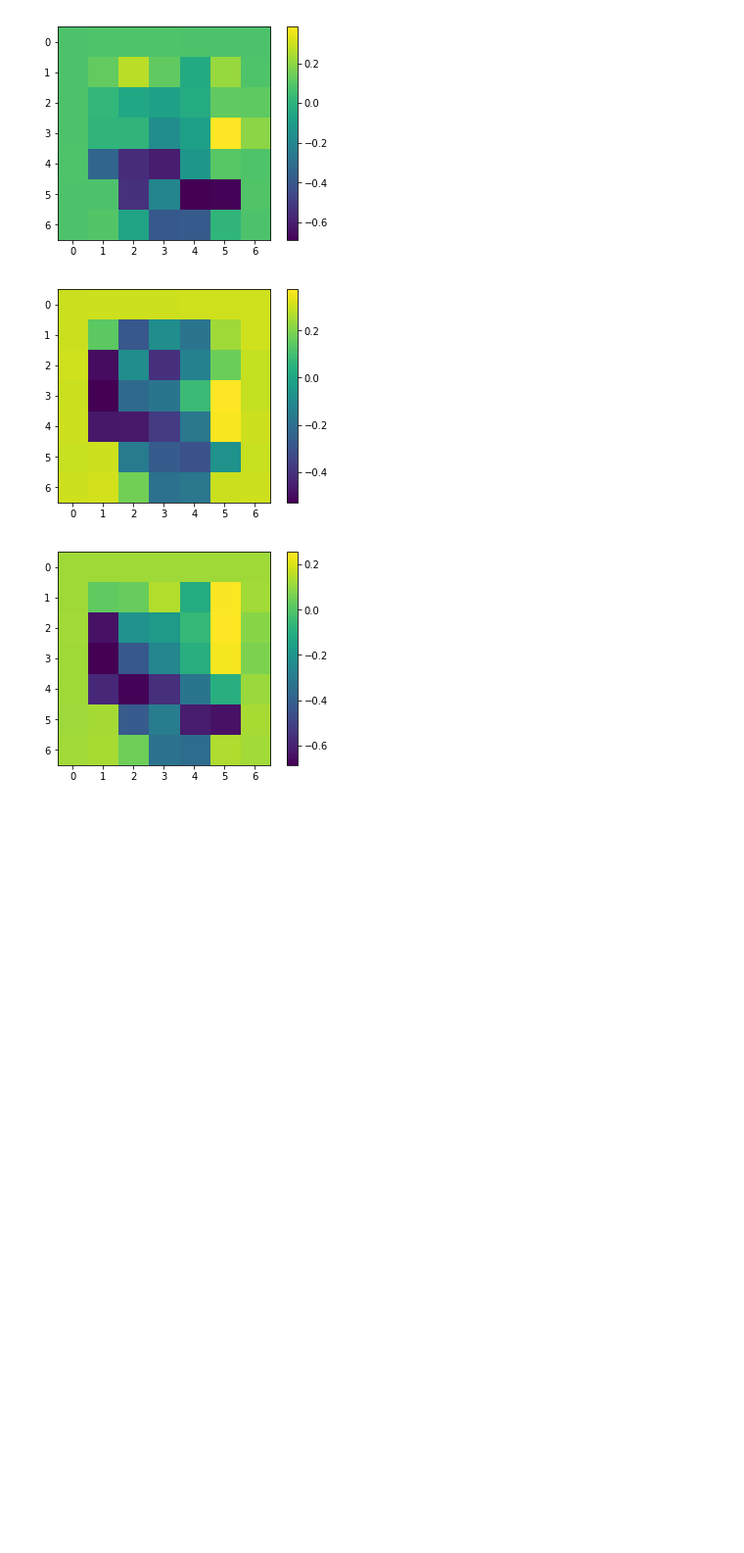
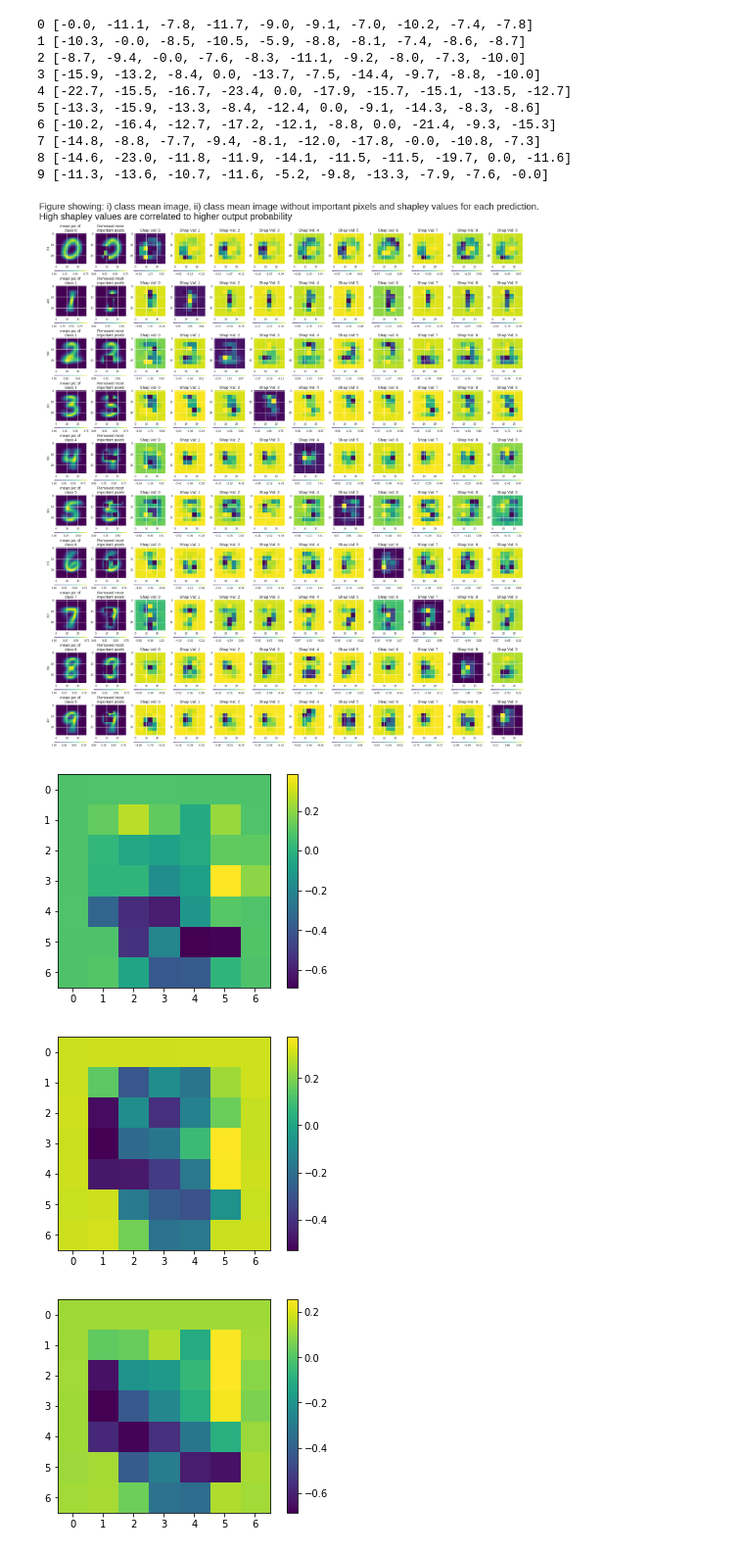
Before and after one commit to leexa90/Explainable_AI_image_classification, a Jupyter notebook: mnist_explore.ipynb, the cells around one changed output. Shown at 98% size. Saved outputs shown, nothing was run; the diff lists cells and outputs as text; code cells hidden in the pictures; blank space fills up the shorter version.

```diff
--- a/mnist_explore.ipynb
+++ b/mnist_explore.ipynb
@@ -101,0 +100,4 @@ map(np.std,phi)
+# %%
+b = np.stack([np.stack(dictt[x][-1],0) for x in dictt.keys()
+                  if (np.argmax(dictt[x][-1]) == digit and
+                    np.sum(np.isnan(np.stack(dictt[x][1],0)))==0)],0)
@@ -249,3 +182,71 @@ array([[1., 1., 1., 1., 1., 1., 1., 0., 0., 0., 0., 0., 0., 0., 0., 0.,
+# %%
+fontsize = 15
+import copy
+dictt_avg_plts = {}
+f,ax = plt.subplots(10,12,figsize=(16*2,2*18))
+plt.figtext(0.10, 0.90, 'Figure showing: i) class mean image, ii) class mean image without important pixels and shapley values for each prediction. \nHigh shapley values are correlated to higher output probability',
+            horizontalalignment='left',fontsize=35)
+for digit in range(10):
+    all_pic = np.stack([dictt[x][0][:,:,0] for x in dictt.keys()
+                  if (np.argmax(dictt[x][-1]) == digit and
+                    np.sum(np.isnan(np.stack(dictt[x][1],0)))==0)],0)
+    avg_pic = np.mean(all_pic,0)
+    cax = ax[digit,0].imshow(avg_pic,cmap = plt.cm.viridis)
+    dictt_avg_plts[(digit,0)] = copy.deepcopy(avg_pic)
+    cb = plt.colorbar(cax,  ax=ax[digit,0],ticks=[0,.25,.5,.75], orientation="horizontal", aspect=70)
+    ax[digit,0].set_title('mean pic of \nclass %s'%digit,fontsize=fontsize)
+    ax[digit,0].set_ylabel(len(all_pic))
+    #a = np.stack([(np.stack(dictt[x][1],0)- np.stack([np.mean(dictt[x][1],1),],-1))/np.stack([np.std(dictt[x][1],1),],-1)
+    #              for x in dictt.keys()
+    #              if (np.argmax(dictt[x][-1]) == digit and
+    #                  np.sum(np.isnan(np.stack(dictt[x][1],0)))==0)],0)
+    a = np.stack([np.stack(dictt[x][1],0)
+                  for x in dictt.keys()
+                  if (np.argmax(dictt[x][-1]) == digit and
+                      np.sum(np.isnan(np.stack(dictt[x][1],0)))==0)],0)
+    phi = np.mean(a,(0))
+    phi = (phi - np.stack([np.mean(phi,-1),],-1))/np.stack([np.std(phi,-1),],-1)
+    b = np.stack([np.stack(dictt[x][-1],0) for x in dictt.keys()
+                  if (np.argmax(dictt[x][-1]) == digit and
+                    np.sum(np.isnan(np.stack(dictt[x][1],0)))==0)],0)
+    print digit,map(lambda x: np.round(x,1), np.log10(np.median(b,0)))
+    for preds in range(0,10):
+        shapley_image = np.copy(dictt[0][2].astype(np.float32))
+        for x in range(28):
+            for y in range(28):
+                shapley_image[x,y] = phi[preds][int(shapley_image[x,y])]
+        min_val = np.min(phi[preds])
+        max_val = np.max(phi[preds])
+        cax = ax[digit,preds+2].imshow(shapley_image,vmin=min_val, vmax=max_val,cmap = plt.cm.viridis)
+        dictt_avg_plts[(digit,preds+2)] = copy.deepcopy(shapley_image)
+        ax[digit,preds+2].set_title('Shap Val: %s' %preds,fontsize=fontsize)
+        max_minus_min_Phi = max_val-min_val
+        cb = plt.colorbar(cax,  ax=ax[digit,preds+2],
+                          ticks=map(lambda x : np.round(x,2),
+                                [(max_val+min_val)*.5 - .35*max_minus_min_Phi,
+                                 (max_val+min_val)*.5,
+                                 (max_val+min_val)*.5 + .35*max_minus_min_Phi]),
+                          orientation="horizontal", aspect=70)
+        if preds == digit:
+            largest_shap_val = np.percentile(np.concatenate(shapley_image),90)
+            avg_pic[shapley_image > largest_shap_val] = 0
+            cax = ax[digit,1].imshow(avg_pic,cmap = plt.cm.viridis)
+            ax[digit,1].set_title('Removed most\nimportant pixels',fontsize=fontsize)
+            cb = plt.colorbar(cax,  ax=ax[digit,1],ticks=[0,.25,.5,.75], orientation="horizontal", aspect=70)
+plt.savefig('Visual.png',dpi=200, bbox_inches='tight')
+plt.show()
+# %% [output]
+0 [-0.0, -11.1, -7.8, -11.7, -9.0, -9.1, -7.0, -10.2, -7.4, -7.8]
+1 [-10.3, -0.0, -8.5, -10.5, -5.9, -8.8, -8.1, -7.4, -8.6, -8.7]
+2 [-8.7, -9.4, -0.0, -7.6, -8.3, -11.1, -9.2, -8.0, -7.3, -10.0]
+3 [-15.9, -13.2, -8.4, 0.0, -13.7, -7.5, -14.4, -9.7, -8.8, -10.0]
+4 [-22.7, -15.5, -16.7, -23.4, 0.0, -17.9, -15.7, -15.1, -13.5, -12.7]
+5 [-13.3, -15.9, -13.3, -8.4, -12.4, 0.0, -9.1, -14.3, -8.3, -8.6]
+6 [-10.2, -16.4, -12.7, -17.2, -12.1, -8.8, 0.0, -21.4, -9.3, -15.3]
+7 [-14.8, -8.8, -7.7, -9.4, -8.1, -12.0, -17.8, -0.0, -10.8, -7.3]
+8 [-14.6, -23.0, -11.8, -11.9, -14.1, -11.5, -11.5, -19.7, 0.0, -11.6]
+9 [-11.3, -13.6, -10.7, -11.6, -5.2, -9.8, -13.3, -7.9, -7.6, -0.0]
+[figure, added]
 # %%
 a = np.stack([np.stack(dictt[x][1],0) for x in dictt.keys()
                   if (np.argmax(dictt[x][-1]) == 9 and
```
Also changed, not shown: parts of 22 cells of this notebook.
